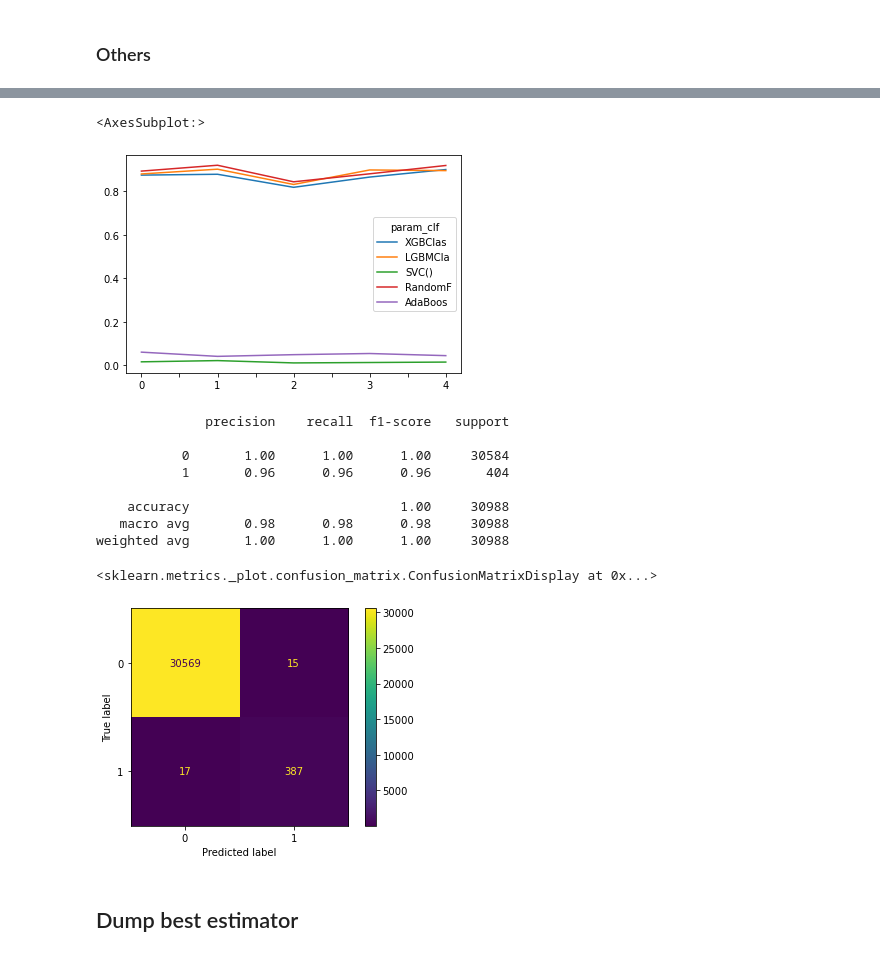
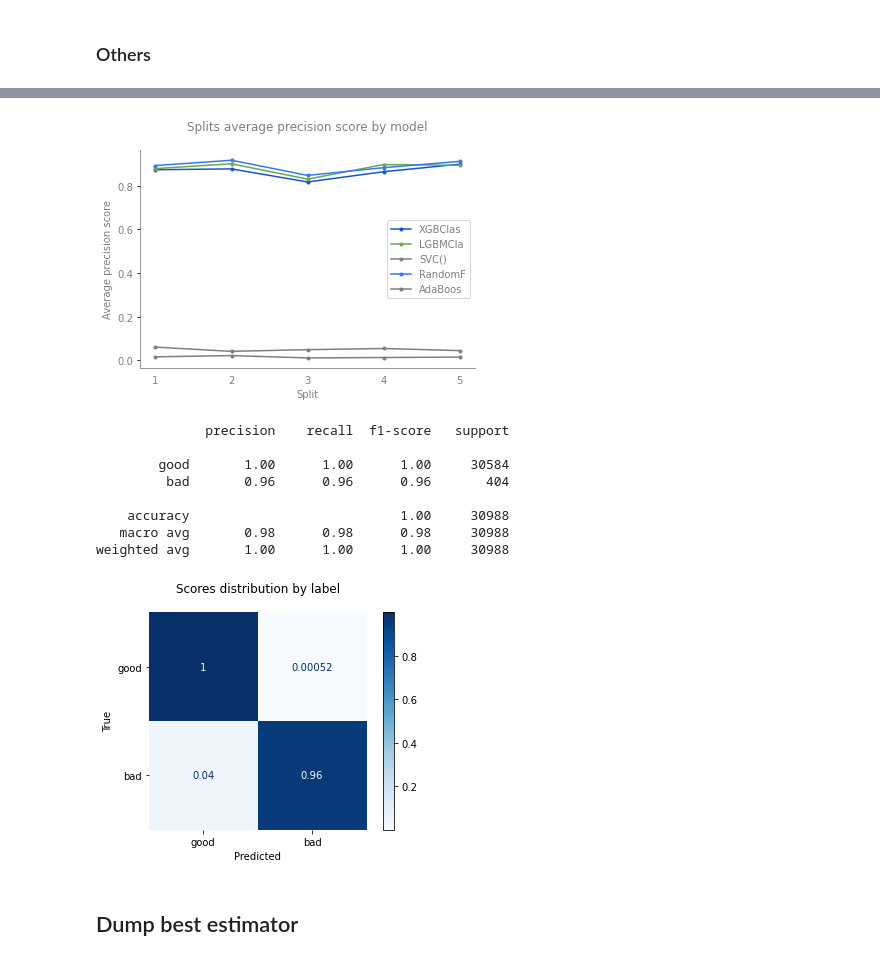
Before and after one commit to afroserom/ibm_advanced_data_science_capstone, a Jupyter notebook: 3_model_definition.ipynb, the cells around one changed output, grey strips where cells are left out. Saved outputs shown, nothing was run; the diff lists cells and outputs as text; code cells hidden in the pictures.

```diff
--- a/3_model_definition.ipynb
+++ b/3_model_definition.ipynb
@@ -213,29 +213,47 @@ cv_results
 # %%
 cv_results_splits = cv_results[[col for col in cv_results.columns if "split" in col]]
 cv_results_splits.columns = [re.sub("[^0-9]", "", col) if "split" in col else col for col in cv_results_splits.columns]
-cv_results_splits.T.plot()
+g = cv_results_splits.T.plot(color = ["#1355cc","#6aa74f","#7f7f7f","#3079FF","#7f7f7f"], style='.-')
+plt.title("Splits average precision score by model", pad=20, color="#7f7f7f")
+plt.xticks(color="#7f7f7f")
+plt.yticks(color="#7f7f7f")
+plt.xlabel(None)
+plt.xlabel("Split", color="#7f7f7f")
+plt.ylabel("Average precision score", color="#7f7f7f")
+sns.despine()
+legend = plt.legend()
+plt.setp(legend.get_texts(), color="#7f7f7f");
+g.spines["bottom"].set_color("#7f7f7f")
+g.spines["left"].set_color("#7f7f7f")
+plt.tick_params(bottom = False)
+plt.xticks(range(5),range(1,6));
 # %% [output]
-<AxesSubplot:>
-[figure, old version]
+[figure, new version]
 # %%
 y_proba = gs.best_estimator_.predict_proba(X_train)[:,1]
 y_pred = np.where(y_proba >= 0.5, 1, 0)
 # %%
-print(classification_report(y_train, y_pred))
+print(classification_report(y_train, y_pred, target_names=["good","bad"]))
 # %% [output]
               precision    recall  f1-score   support
 
-           0       1.00      1.00      1.00     30584
-           1       0.96      0.96      0.96       404
+        good       1.00      1.00      1.00     30584
+         bad       0.96      0.96      0.96       404
 
     accuracy                           1.00     30988
    macro avg       0.98      0.98      0.98     30988
 weighted avg       1.00      1.00      1.00     30988
 # %%
-plot_confusion_matrix(gs.best_estimator_, X_train, y_train)
+plot_confusion_matrix(gs.best_estimator_, X_train, y_train, normalize="true", display_labels=["good","bad"], cmap="Blues")
+plt.title("Normalized confusion matrix", pad=20)
+sns.despine(bottom = True, left = True)
+plt.title("Scores distribution by label", pad=20, color="black")
+plt.xticks(color="black")
+plt.yticks(color="black")
+plt.ylabel("True", color="black")
+plt.xlabel("Predicted", color="black");
 # %% [output]
-<sklearn.metrics._plot.confusion_matrix.ConfusionMatrixDisplay at 0x...>
-[figure, old version]
+[figure, new version]
 # %% [markdown]
 ## Dump best estimator
 # %%
```
Also changed, not shown: parts of 5 cells of this notebook, 5 other files.
